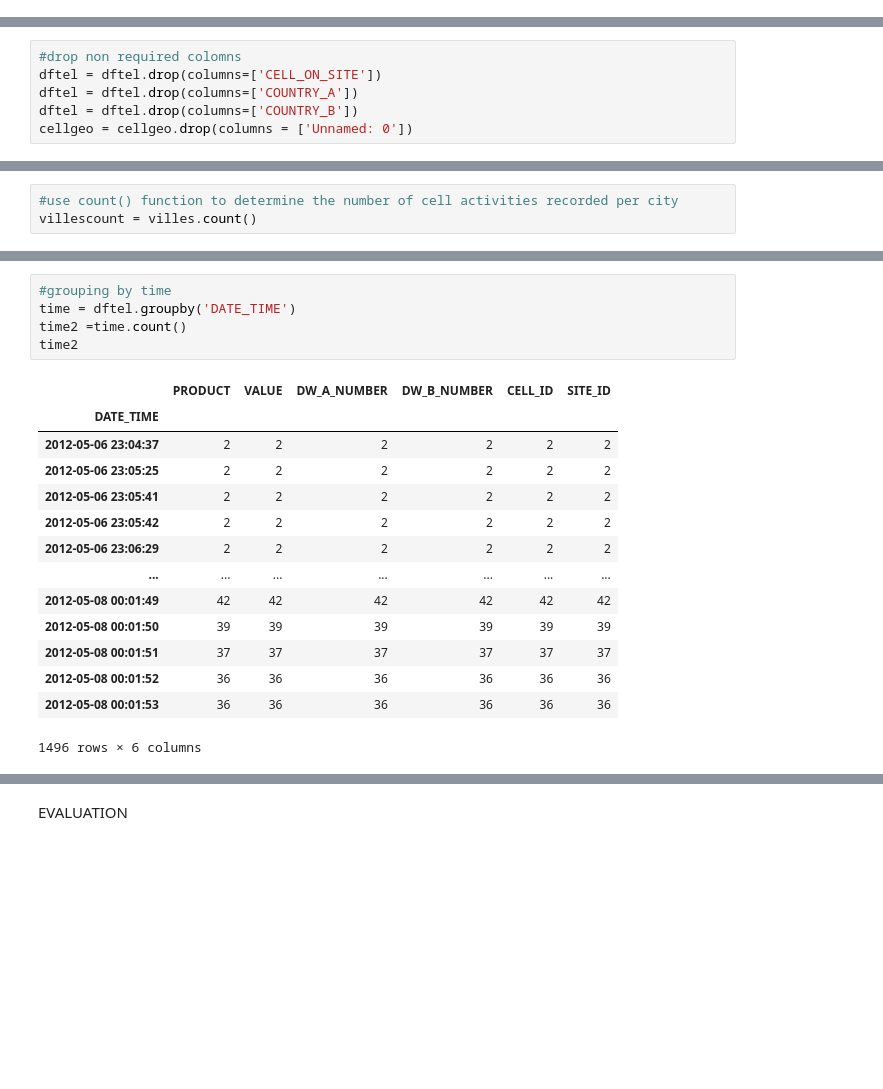
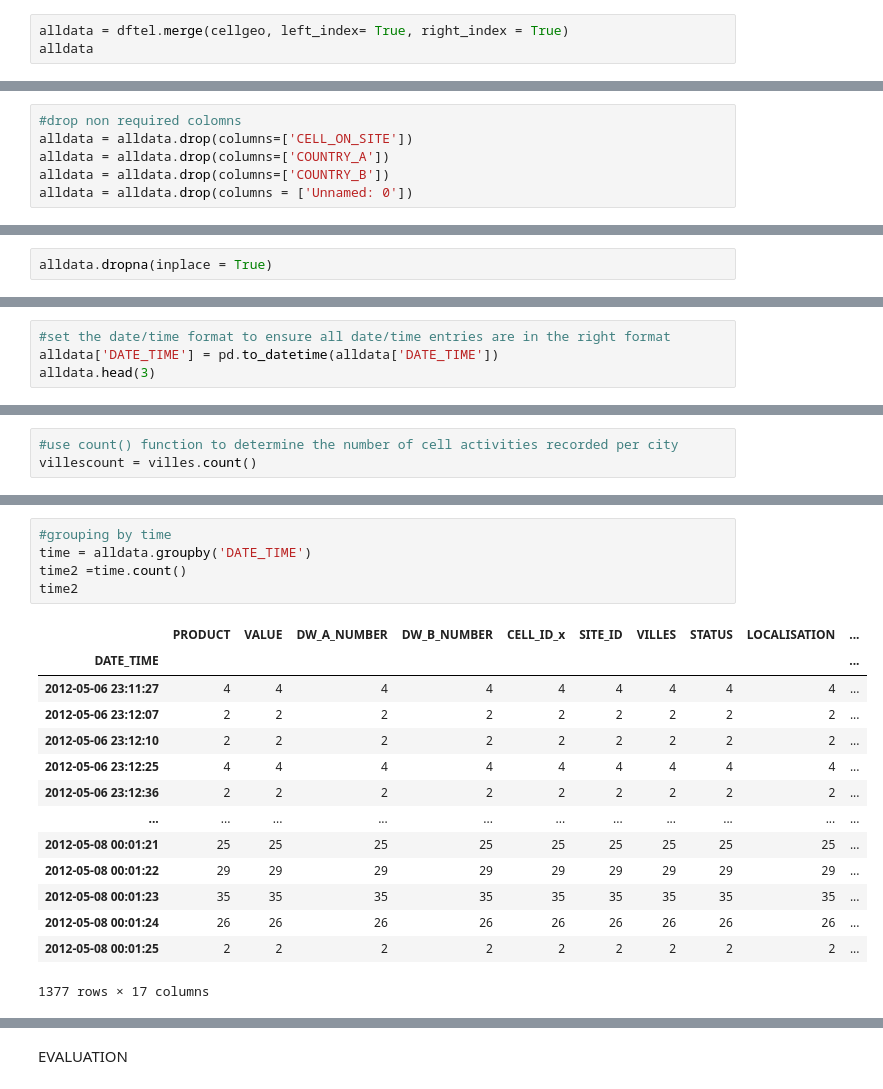
Before and after one commit to MaureenGatu/AUTOLIB-CAR-SHARE-DATAANALYSIS, a Jupyter notebook: IP WEEK 3/MTN-Telecomunicationanalysis.ipynb, the cells around one changed output, grey strips where cells are left out. Drawn from its saved outputs; the diff is of its cells as text; blank space fills up the shorter version.

```diff
--- a/IP WEEK 3/MTN-Telecomunicationanalysis.ipynb
+++ b/IP WEEK 3/MTN-Telecomunicationanalysis.ipynb
@@ -193,3 +193,6 @@ dftel
 | 4999 | Voice | 0 | 2012-05-07 00:01:54.0 | 0 | a1613f1a992716a | bd663f07b6c8bcd | 19e2e | 19e2e | 3f4af49d6c | ... |
 | 5000 | Voice | 7 | 2012-05-07 00:01:54.0 | 2 | 1670a5f7c22f4ed | 3600efd094f2225 | 19e2e | 19e2e | 6f4d9b77a5 | ... |
 15003 rows × 10 columns
+# %%
+alldata = dftel.merge(cellgeo, left_index= True, right_index = True)
+alldata
@@ -249,10 +286,10 @@ the telcom dataset has 15,003 rows and 9 columns
 the site_id column has 2,108 missing vavues
 # %%
 #drop non required colomns
-dftel = dftel.drop(columns=['CELL_ON_SITE'])
-dftel = dftel.drop(columns=['COUNTRY_A'])
-dftel = dftel.drop(columns=['COUNTRY_B'])
-cellgeo = cellgeo.drop(columns = ['Unnamed: 0'])
+alldata = alldata.drop(columns=['CELL_ON_SITE'])
+alldata = alldata.drop(columns=['COUNTRY_A'])
+alldata = alldata.drop(columns=['COUNTRY_B'])
+alldata = alldata.drop(columns = ['Unnamed: 0'])
 # %% [markdown]
 DATA CLEANING
 # %% [markdown]
@@ -261,6 +298,8 @@ dropping entriels with null values
 dftel.dropna(inplace = True)
 # %%
 cellgeo.dropna(inplace = True)
+# %%
+alldata.dropna(inplace = True)
 # %%
 #set the date/time format to ensure all date/time entries are in the right format
 dftel['DATE_TIME'] = pd.to_datetime(dftel['DATE_TIME'])
@@ -274,0 +314,4 @@ dftel.head(5)
+# %%
+#set the date/time format to ensure all date/time entries are in the right format
+alldata['DATE_TIME'] = pd.to_datetime(alldata['DATE_TIME'])
+alldata.head(3)
@@ -486,23 +564,23 @@ siteid.tail(10)
 # %%
 #grouping by time
-time = dftel.groupby('DATE_TIME')
+time = alldata.groupby('DATE_TIME')
 time2 =time.count()
 time2
 # %% [output]
-|  | PRODUCT | VALUE | DW_A_NUMBER | DW_B_NUMBER | CELL_ID | SITE_ID |
-| DATE_TIME |  |  |  |  |  |  |
-| 2012-05-06 23:04:37 | 2 | 2 | 2 | 2 | 2 | 2 |
-| 2012-05-06 23:05:25 | 2 | 2 | 2 | 2 | 2 | 2 |
-| 2012-05-06 23:05:41 | 2 | 2 | 2 | 2 | 2 | 2 |
-| 2012-05-06 23:05:42 | 2 | 2 | 2 | 2 | 2 | 2 |
-| 2012-05-06 23:06:29 | 2 | 2 | 2 | 2 | 2 | 2 |
-| ... | ... | ... | ... | ... | ... | ... |
-| 2012-05-08 00:01:49 | 42 | 42 | 42 | 42 | 42 | 42 |
-| 2012-05-08 00:01:50 | 39 | 39 | 39 | 39 | 39 | 39 |
-| 2012-05-08 00:01:51 | 37 | 37 | 37 | 37 | 37 | 37 |
-| 2012-05-08 00:01:52 | 36 | 36 | 36 | 36 | 36 | 36 |
-| 2012-05-08 00:01:53 | 36 | 36 | 36 | 36 | 36 | 36 |
+|  | PRODUCT | VALUE | DW_A_NUMBER | DW_B_NUMBER | CELL_ID_x | SITE_ID | VILLES | STATUS | LOCALISATION | ... |
+| DATE_TIME |  |  |  |  |  |  |  |  |  | ... |
+| 2012-05-06 23:11:27 | 4 | 4 | 4 | 4 | 4 | 4 | 4 | 4 | 4 | ... |
+| 2012-05-06 23:12:07 | 2 | 2 | 2 | 2 | 2 | 2 | 2 | 2 | 2 | ... |
+| 2012-05-06 23:12:10 | 2 | 2 | 2 | 2 | 2 | 2 | 2 | 2 | 2 | ... |
+| 2012-05-06 23:12:25 | 4 | 4 | 4 | 4 | 4 | 4 | 4 | 4 | 4 | ... |
+| 2012-05-06 23:12:36 | 2 | 2 | 2 | 2 | 2 | 2 | 2 | 2 | 2 | ... |
+| ... | ... | ... | ... | ... | ... | ... | ... | ... | ... | ... |
+| 2012-05-08 00:01:21 | 25 | 25 | 25 | 25 | 25 | 25 | 25 | 25 | 25 | ... |
+| 2012-05-08 00:01:22 | 29 | 29 | 29 | 29 | 29 | 29 | 29 | 29 | 29 | ... |
+| 2012-05-08 00:01:23 | 35 | 35 | 35 | 35 | 35 | 35 | 35 | 35 | 35 | ... |
+| 2012-05-08 00:01:24 | 26 | 26 | 26 | 26 | 26 | 26 | 26 | 26 | 26 | ... |
+| 2012-05-08 00:01:25 | 2 | 2 | 2 | 2 | 2 | 2 | 2 | 2 | 2 | ... |
-1496 rows × 6 columns
+1377 rows × 17 columns
 # %%
 #preview of the top 200 time frames
 timesort = time2.sort_values('PRODUCT',ascending = False)
```
Also changed, not shown: parts of 26 cells of this notebook.
